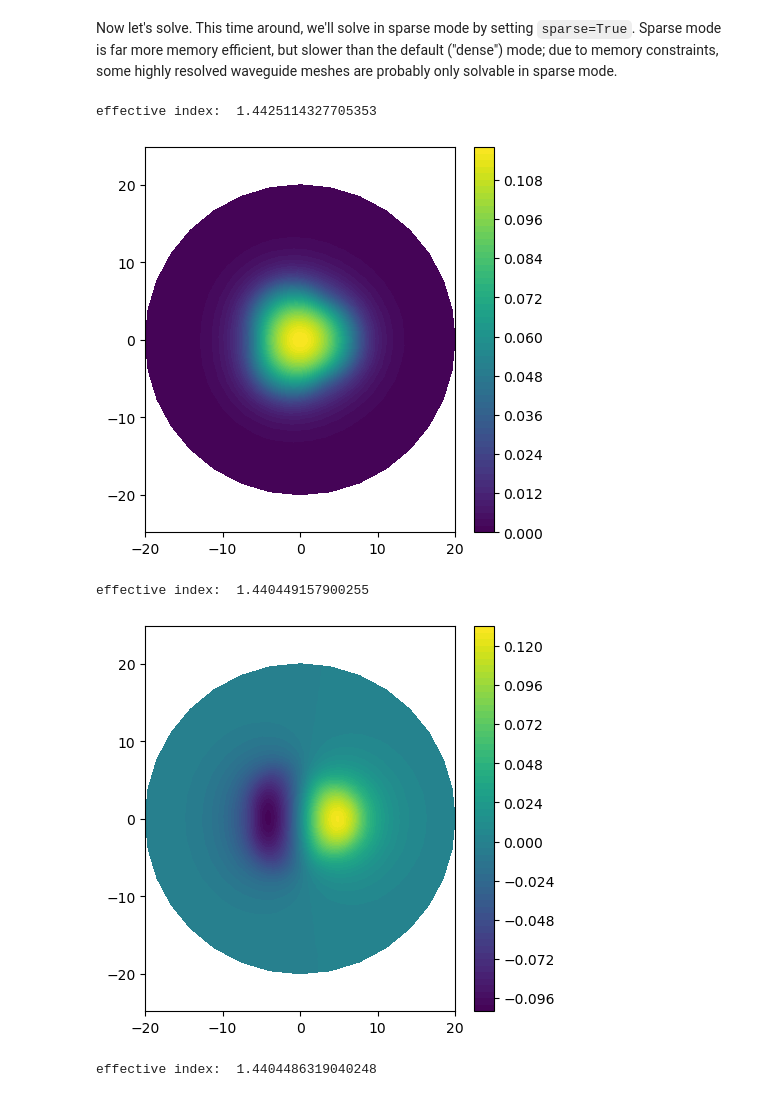
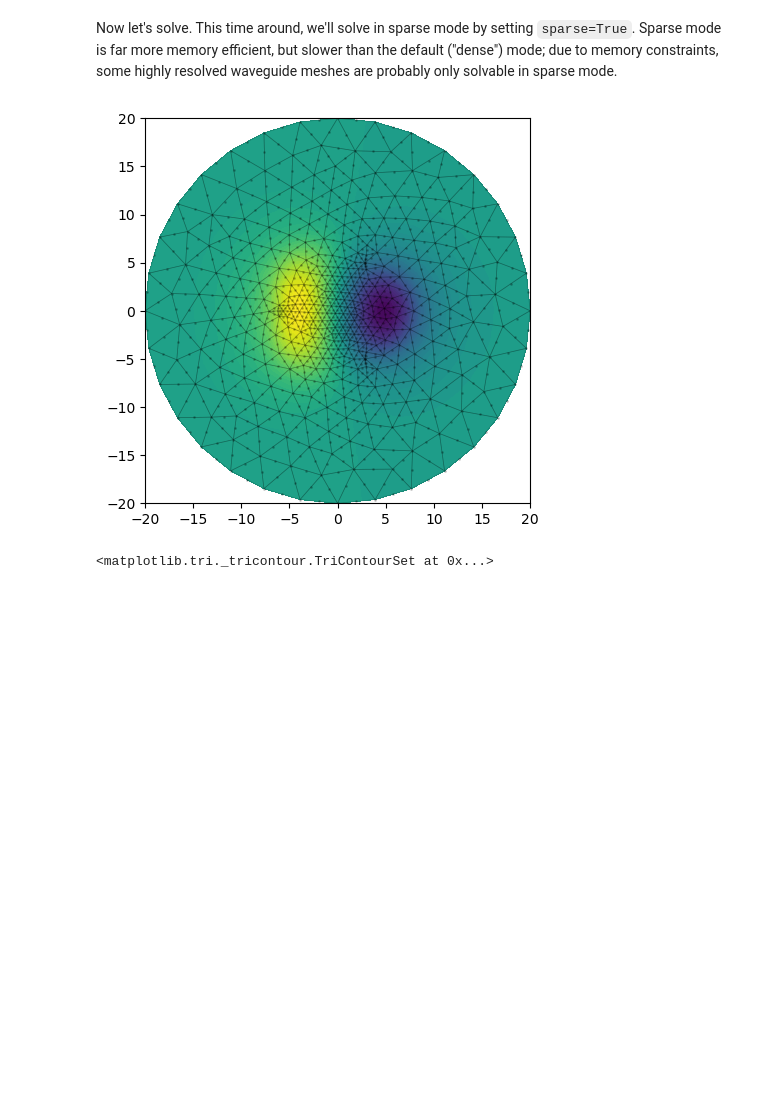
Before and after one commit to SAIL-Labs/wavesolve, a Jupyter notebook: getting-started.ipynb, the cells around one changed output. Cells and saved outputs as stored; diff of their text form; code cells hidden in the pictures; blank space fills up the shorter version.

```diff
--- a/getting-started.ipynb
+++ b/getting-started.ipynb
@@ -71,10 +65,8 @@ mesher.plot_mesh(PL,IOR_dict_lant)
 # %% [markdown]
 Now let's solve. This time around, we'll solve in sparse mode by setting `sparse=True`. Sparse mode is far more memory efficient, but slower than the default ("dense") mode; due to memory constraints, some highly resolved waveguide meshes are probably only solvable in sparse mode.
 # %%
-w_PL,v_PL,N_PL = solve_waveguide(PL,wavelength,IOR_dict_lant,plot=True,sparse=True)
+w_PL,v_PL,N_PL = solve_waveguide(PL,wavelength,IOR_dict_lant,plot=False)
+plot_scalar_mode(PL,v_PL[1],show_mesh=True) # plot mode 1
 # %% [output]
+[figure, new version]
-effective index:  1.4425114327705353
+<matplotlib.tri._tricontour.TriContourSet at 0x...>
-[figure, old version]
-effective index:  1.440449157900255
-[figure, removed]
-effective index:  1.4404486319040248
```
Also changed, not shown: parts of 25 cells of this notebook.
